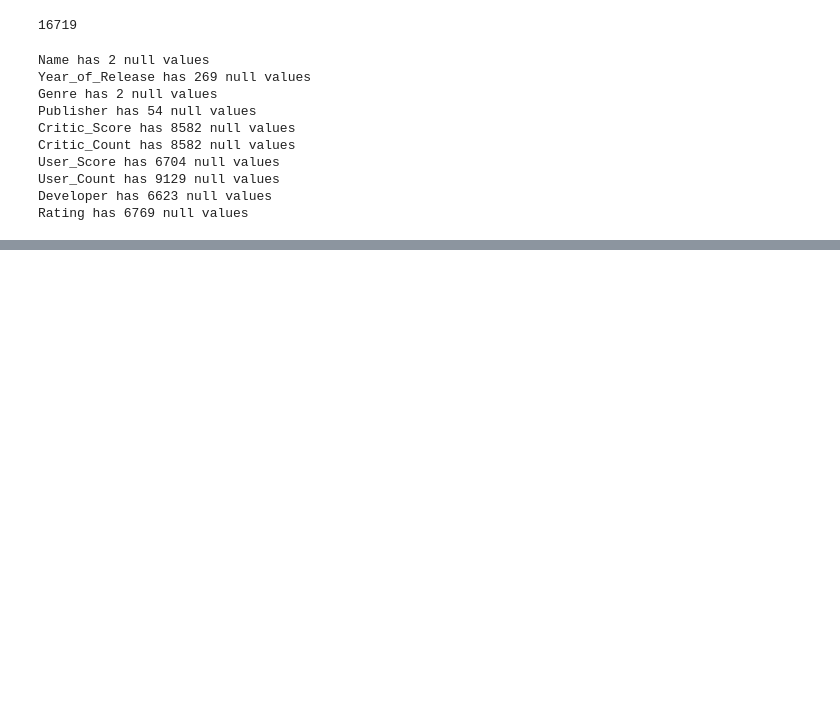
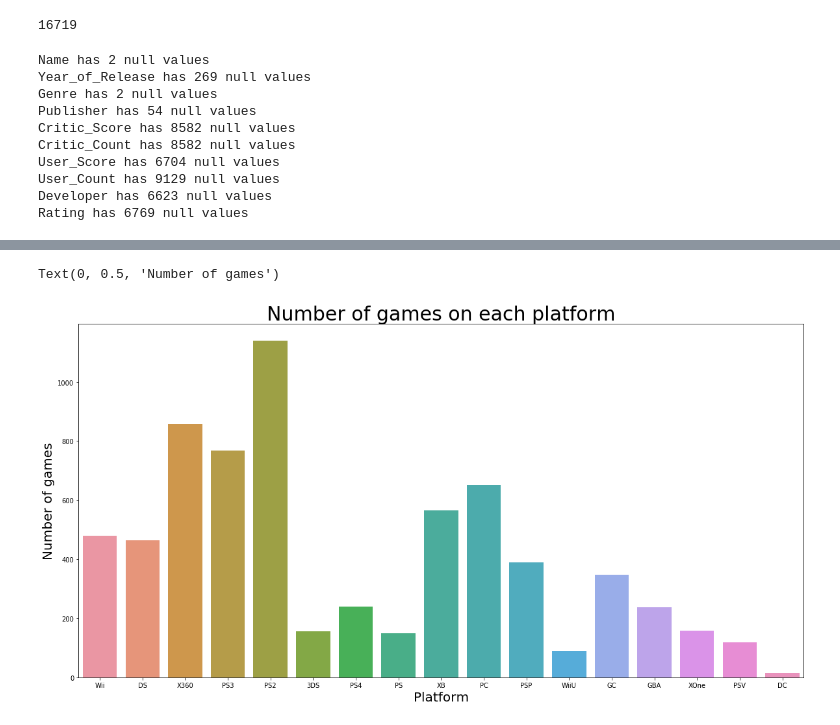
Before and after one commit to silver917/DSBA6276, a Jupyter notebook: Group Project - Kaggle Game Data.ipynb, the cells around one changed output, grey strips where cells are left out. Saved outputs shown, nothing was run; the diff lists cells and outputs as text; code cells hidden in the pictures; blank space fills up the shorter version.

```diff
--- a/Group Project - Kaggle Game Data.ipynb
+++ b/Group Project - Kaggle Game Data.ipynb
@@ -96,0 +113,10 @@ df_games_clean
+# %%
+#this chart is for the data that drop the NAs. it seems like we still will get the similiar information from the chart. PS2 still takes the lead.
+plt.figure(figsize=(20,10))
+sns.countplot(df_games_clean['Platform'])
+plt.title('Number of games on each platform',fontdict={'fontsize':30})
+plt.xlabel('Platform',fontdict={'fontsize':20})
+plt.ylabel('Number of games',fontdict={'fontsize':20})
+# %% [output]
+Text(0, 0.5, 'Number of games')
+[figure, added]
```
Also changed, not shown: parts of 8 cells of this notebook.
